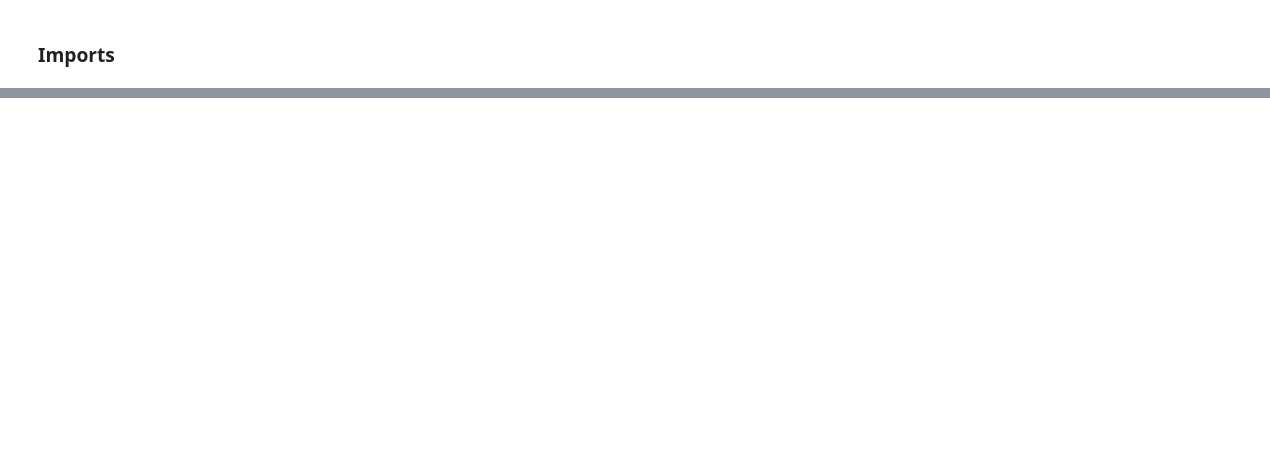
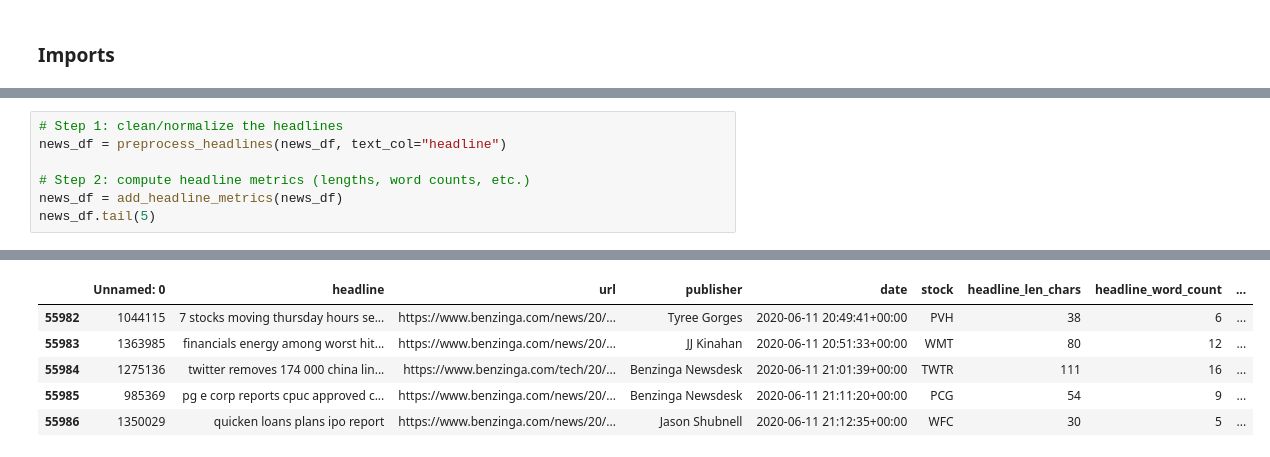
Before and after one commit to tib-dev/Predicting-Price-Moves-with-News-Sentiment, a Jupyter notebook: notebooks/eda_news.ipynb, the cells around one changed output, grey strips where cells are left out. Drawn from its saved outputs; the diff is of its cells as text; blank space fills up the shorter version.

```diff
--- a/notebooks/eda_news.ipynb
+++ b/notebooks/eda_news.ipynb
@@ -245,0 +114,8 @@ Passing `palette` without assigning `hue` is deprecated and will be removed in v
+# %%
+# Step 1: clean/normalize the headlines
+news_df = preprocess_headlines(news_df, text_col="headline")
+
+# Step 2: compute headline metrics (lengths, word counts, etc.)
+news_df = add_headline_metrics(news_df)
+news_df.tail(5)
+# %% [output]
@@ -245,0 +123,6 @@ Passing `palette` without assigning `hue` is deprecated and will be removed in v
+|  | Unnamed: 0 | headline | url | publisher | date | stock | headline_len_chars | headline_word_count | ... |
+| 55982 | 1044115 | 7 stocks moving thursday hours se... | https://www.benzinga.com/news/20/... | Tyree Gorges | 2020-06-11 20:49:41+00:00 | PVH | 38 | 6 | ... |
+| 55983 | 1363985 | financials energy among worst hit... | https://www.benzinga.com/news/20/... | JJ Kinahan | 2020-06-11 20:51:33+00:00 | WMT | 80 | 12 | ... |
+| 55984 | 1275136 | twitter removes 174 000 china lin... | https://www.benzinga.com/tech/20/... | Benzinga Newsdesk | 2020-06-11 21:01:39+00:00 | TWTR | 111 | 16 | ... |
+| 55985 | 985369 | pg e corp reports cpuc approved c... | https://www.benzinga.com/news/20/... | Benzinga Newsdesk | 2020-06-11 21:11:20+00:00 | PCG | 54 | 9 | ... |
+| 55986 | 1350029 | quicken loans plans ipo report | https://www.benzinga.com/news/20/... | Jason Shubnell | 2020-06-11 21:12:35+00:00 | WFC | 30 | 5 | ... |
```
Also changed, not shown: parts of 21 cells of this notebook.
